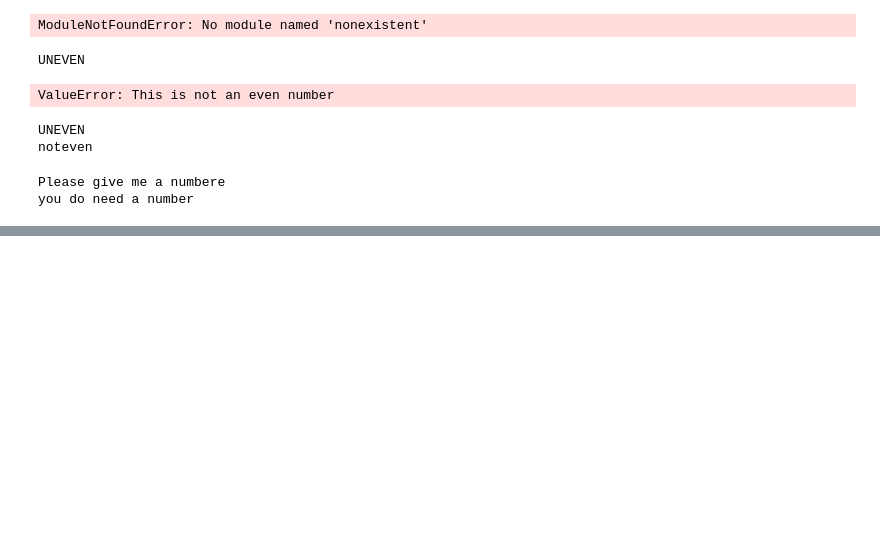
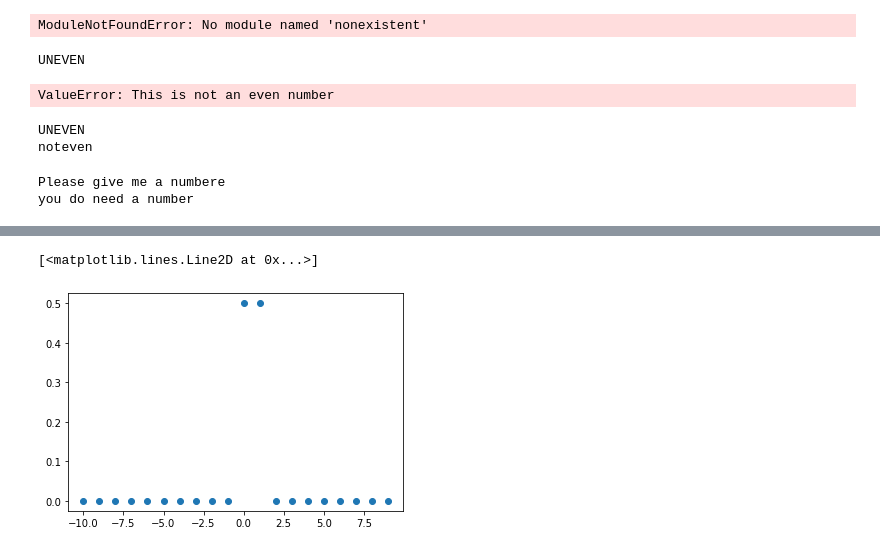
Before and after one commit to thomas-cares/data-pt-ber-08-20, a Jupyter notebook: practice/codealong.ipynb, the cells around one changed output, grey strips where cells are left out. Drawn from its saved outputs; the diff is of its cells as text; code cells hidden in the pictures; blank space fills up the shorter version.

```diff
--- a/practice/codealong.ipynb
+++ b/practice/codealong.ipynb
@@ -2342,0 +2452,3 @@ you do need a number
+# %%
+p= 0.5 #enter probability of success as p
+bern=scipy.stats.bernoulli(p)
@@ -2342,0 +2459,7 @@ you do need a number
+# %%
+numrange =range(-10,10)
+plt.plot(numrange, bern.pmf(numrange), 'o')
+#we see only for the values 1 and 0 have a chance to occure. All other values have no chance to occure
+# %% [output]
+[<matplotlib.lines.Line2D at 0x...>]
+[figure, added]
```
Also changed, not shown: parts of 51 cells of this notebook, 16 other files.
